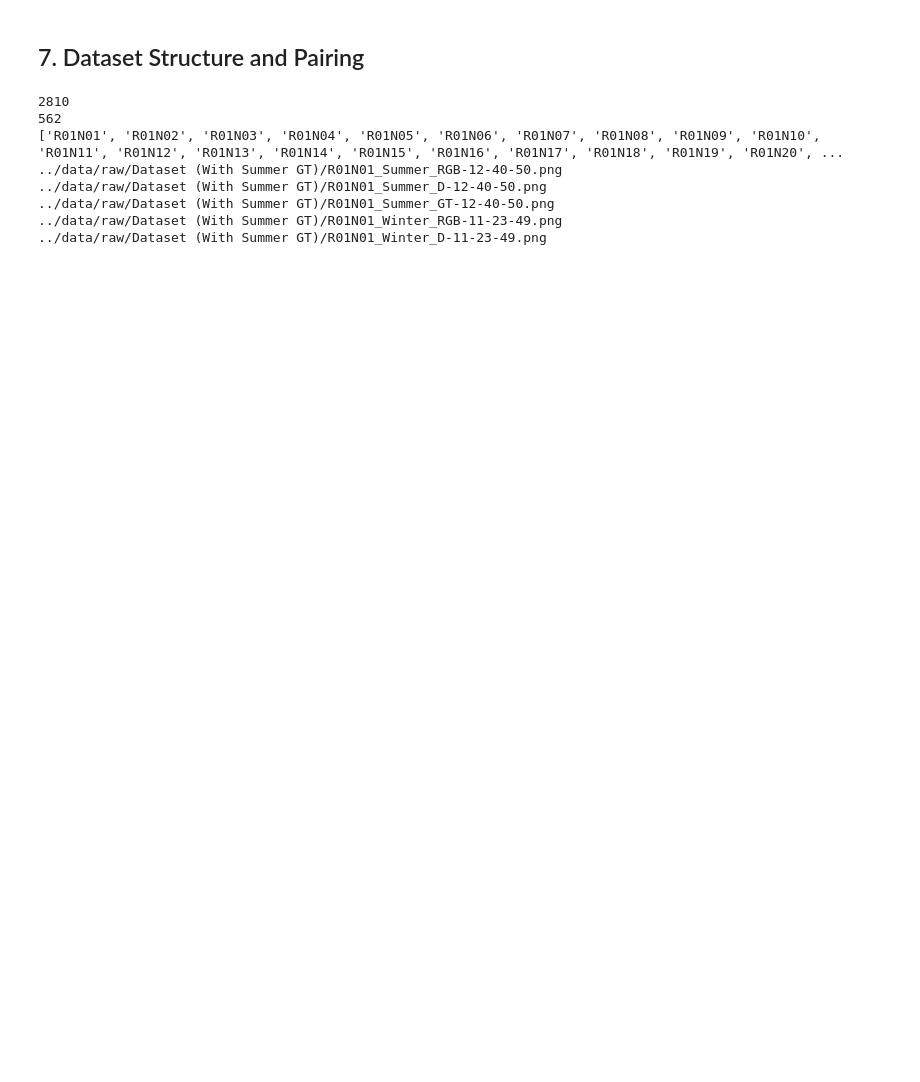
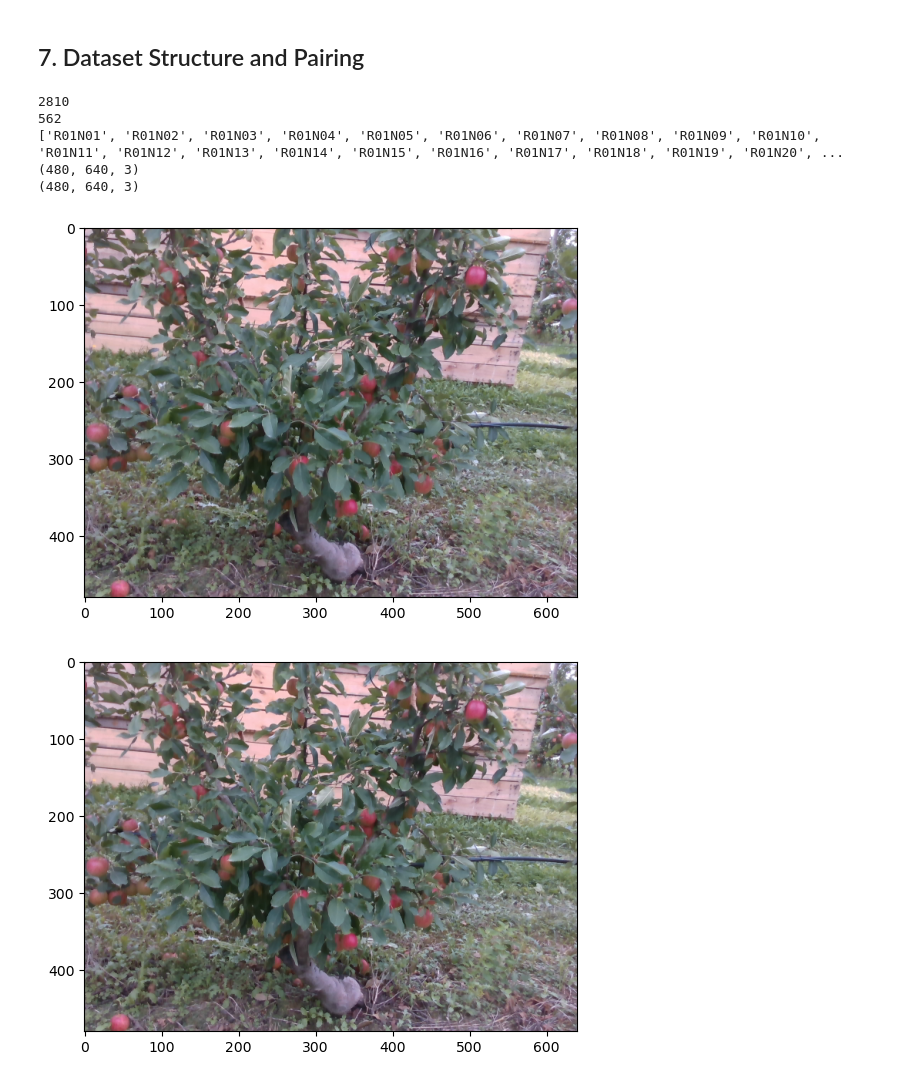
Before and after one commit to David-Hayes747/TreeProject, a Jupyter notebook: notebooks/01_data_exploration.ipynb, the cells around one changed output. Drawn from its saved outputs; the diff is of its cells as text; code cells hidden in the pictures; blank space fills up the shorter version.

```diff
--- a/notebooks/01_data_exploration.ipynb
+++ b/notebooks/01_data_exploration.ipynb
@@ -98,16 +119,18 @@ class TreeDataset:
     def __init__(self, data_dir):
         self.data_dir = Path(data_dir)
 
-        # Get all PNG files
         self.file_list = list(self.data_dir.glob("*.png"))
 
-        # Find unique tree IDs
         self.tree_names = sorted(
             set(file.name[:6] for file in self.file_list)
         )
 
         self.number_of_images = len(self.file_list)
         self.number_of_trees = len(self.tree_names)
+
+
+    def get_tree(self, tree_id):
+        return Tree(tree_id, self.data_dir)
 
 dataset = TreeDataset(data_dir)
 
@@ -117,40 +140,62 @@ print(dataset.tree_names)
 
 class Tree:
     def __init__(self, tree_id, data_dir):
         self.tree_id = tree_id
         self.data_dir = Path(data_dir)
 
         self.files = list(
             self.data_dir.glob(f"{tree_id}_*.png")
         )
 
+        # Find paths
         self.summer_rgb_path = self.find_file("Summer_RGB")
         self.summer_depth_path = self.find_file("Summer_D")
         self.summer_gt_path = self.find_file("Summer_GT")
 
         self.winter_rgb_path = self.find_file("Winter_RGB")
         self.winter_depth_path = self.find_file("Winter_D")
+
+        # Load images
+        self.summer_rgb = self.load_image(self.summer_rgb_path)
+        self.summer_depth = self.load_image(self.summer_depth_path)
+        self.summer_gt = self.load_image(self.summer_gt_path)
+
+        self.winter_rgb = self.load_image(self.winter_rgb_path)
+        self.winter_depth = self.load_image(self.winter_depth_path)
+
 
     def find_file(self, keyword):
         for file in self.files:
             if keyword in file.name:
                 return file
 
         return None
 
+
+    def load_image(self, path):
+        if path is None:
+            return None
+
+        return np.array(Image.open(path))
+
 tree = Tree("R01N01", data_dir)
 
-print(tree.summer_rgb_path)
-print(tree.summer_depth_path)
-print(tree.summer_gt_path)
-print(tree.winter_rgb_path)
-print(tree.winter_depth_path)
+print(tree.summer_rgb.shape)
+print(tree.summer_depth.shape)
+
+plt.imshow(tree.summer_rgb)
+plt.show()
+dataset = TreeDataset(data_dir)
+
+tree1 = dataset.get_tree("R01N01")
+
+plt.imshow(tree1.summer_rgb)
+plt.show()
 # %% [output]
 2810
 562
 ['R01N01', 'R01N02', 'R01N03', 'R01N04', 'R01N05', 'R01N06', 'R01N07', 'R01N08', 'R01N09', 'R01N10', 'R01N11', 'R01N12', 'R01N13', 'R01N14', 'R01N15', 'R01N16', 'R01N17', 'R01N18', 'R01N19', 'R01N20', ...
-../data/raw/Dataset (With Summer GT)/R01N01_Summer_RGB-12-40-50.png
-../data/raw/Dataset (With Summer GT)/R01N01_Summer_D-12-40-50.png
-../data/raw/Dataset (With Summer GT)/R01N01_Summer_GT-12-40-50.png
-../data/raw/Dataset (With Summer GT)/R01N01_Winter_RGB-11-23-49.png
-../data/raw/Dataset (With Summer GT)/R01N01_Winter_D-11-23-49.png
+(480, 640, 3)
+(480, 640, 3)
+[figure, added]
+[figure, added]
```
Also changed, not shown: parts of 3 cells of this notebook.
